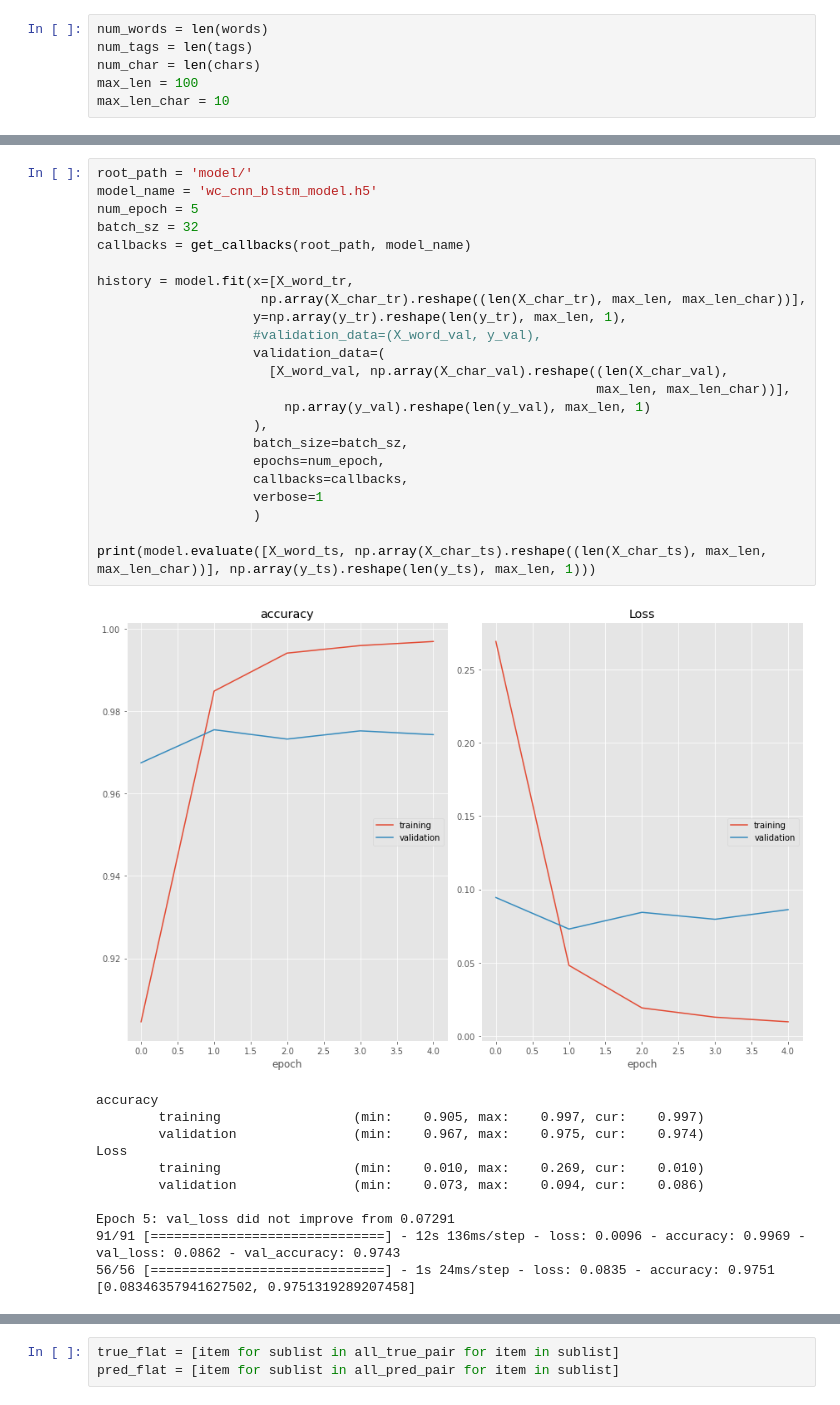
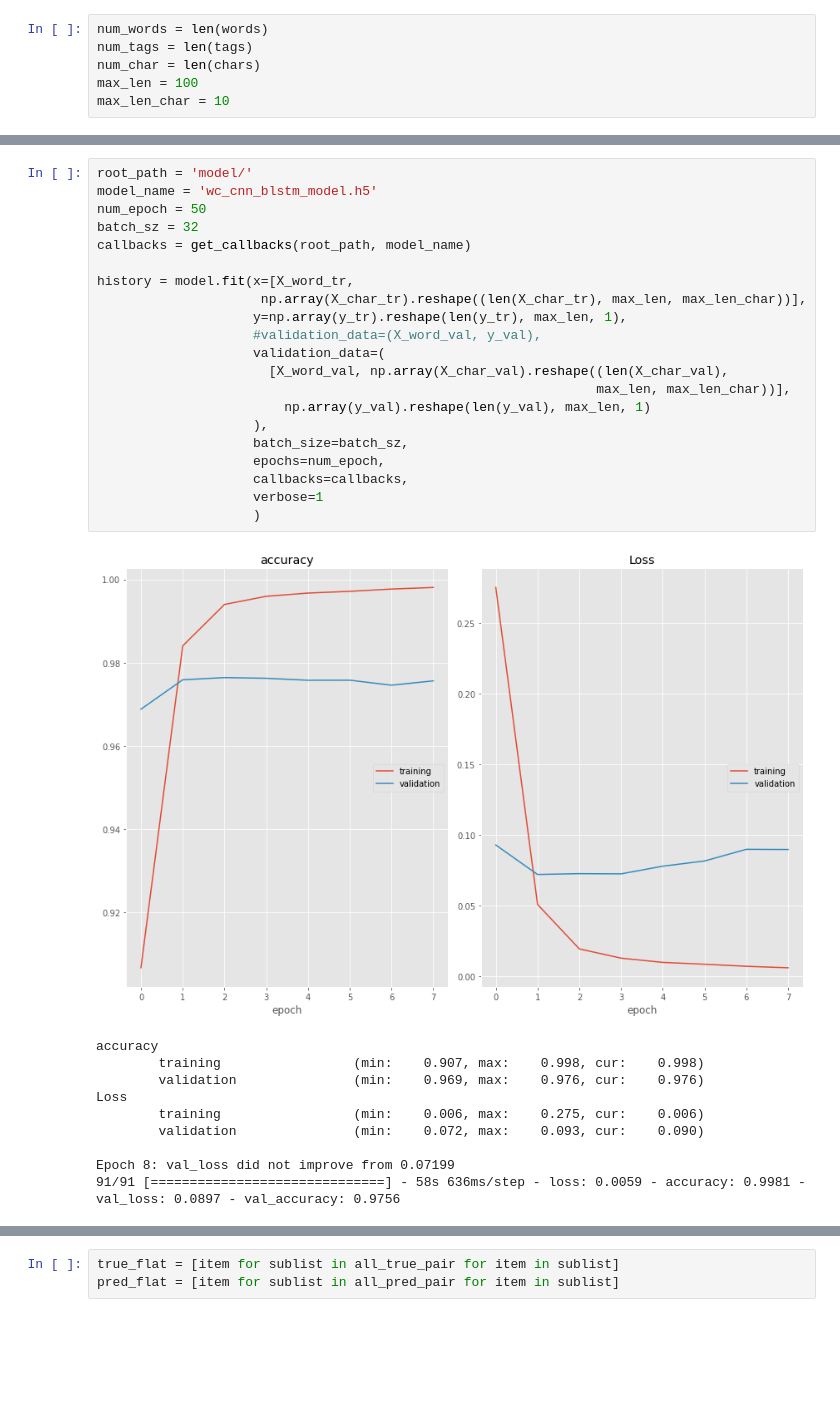
Before and after one commit to fathanick/Word-level-Indonesian-Javanese-English-code-mixed-language-identification, a Jupyter notebook: deep learning/tensorflow_/wc_cnn_bilstm_training.ipynb, the cells around one changed output, grey strips where cells are left out. Drawn from its saved outputs; the diff is of its cells as text; blank space fills up the shorter version.

Commit message:
train wc_cnn_bilstm_training.ipynb

```diff
--- a/deep learning/tensorflow_/wc_cnn_bilstm_training.ipynb
+++ b/deep learning/tensorflow_/wc_cnn_bilstm_training.ipynb
@@ -94,36 +96,32 @@ ________________________________________________________________________________
 # %%
 root_path = 'model/'
 model_name = 'wc_cnn_blstm_model.h5'
-num_epoch = 5
+num_epoch = 50
 batch_sz = 32
 callbacks = get_callbacks(root_path, model_name)
 
 history = model.fit(x=[X_word_tr,
                      np.array(X_char_tr).reshape((len(X_char_tr), max_len, max_len_char))],
                     y=np.array(y_tr).reshape(len(y_tr), max_len, 1),
                     #validation_data=(X_word_val, y_val),
                     validation_data=(
                       [X_word_val, np.array(X_char_val).reshape((len(X_char_val),
                                                                 max_len, max_len_char))],
                         np.array(y_val).reshape(len(y_val), max_len, 1)
                     ),
                     batch_size=batch_sz,
                     epochs=num_epoch,
                     callbacks=callbacks,
                     verbose=1
                     )
-
-print(model.evaluate([X_word_ts, np.array(X_char_ts).reshape((len(X_char_ts), max_len, max_len_char))], np.array(y_ts).reshape(len(y_ts), max_len, 1)))
 # %% [output]
-[figure, old version]
+[figure, new version]
 accuracy
-        training                 (min:    0.905, max:    0.997, cur:    0.997)
-        validation               (min:    0.967, max:    0.975, cur:    0.974)
+        training                 (min:    0.907, max:    0.998, cur:    0.998)
+        validation               (min:    0.969, max:    0.976, cur:    0.976)
 Loss
-        training                 (min:    0.010, max:    0.269, cur:    0.010)
-        validation               (min:    0.073, max:    0.094, cur:    0.086)
+        training                 (min:    0.006, max:    0.275, cur:    0.006)
+        validation               (min:    0.072, max:    0.093, cur:    0.090)
 
-Epoch 5: val_loss did not improve from 0.07291
-91/91 [==============================] - 12s 136ms/step - loss: 0.0096 - accuracy: 0.9969 - val_loss: 0.0862 - val_accuracy: 0.9743
-56/56 [==============================] - 1s 24ms/step - loss: 0.0835 - accuracy: 0.9751
-[0.08346357941627502, 0.9751319289207458]
+Epoch 8: val_loss did not improve from 0.07199
+91/91 [==============================] - 58s 636ms/step - loss: 0.0059 - accuracy: 0.9981 - val_loss: 0.0897 - val_accuracy: 0.9756
```
Also changed, not shown: parts of 7 cells of this notebook.
